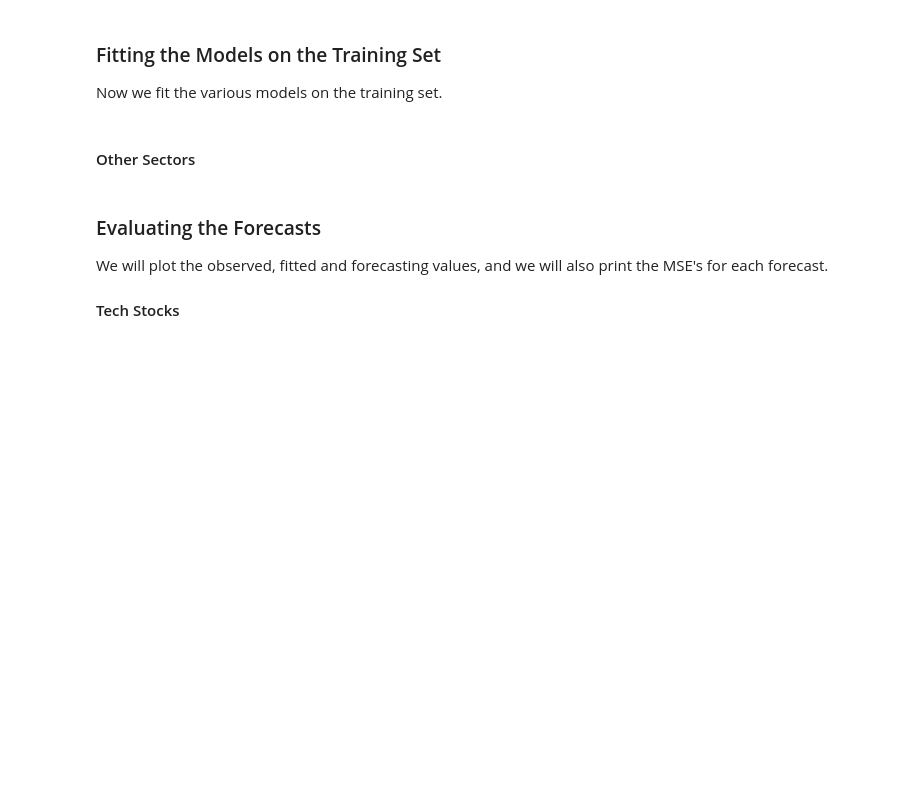
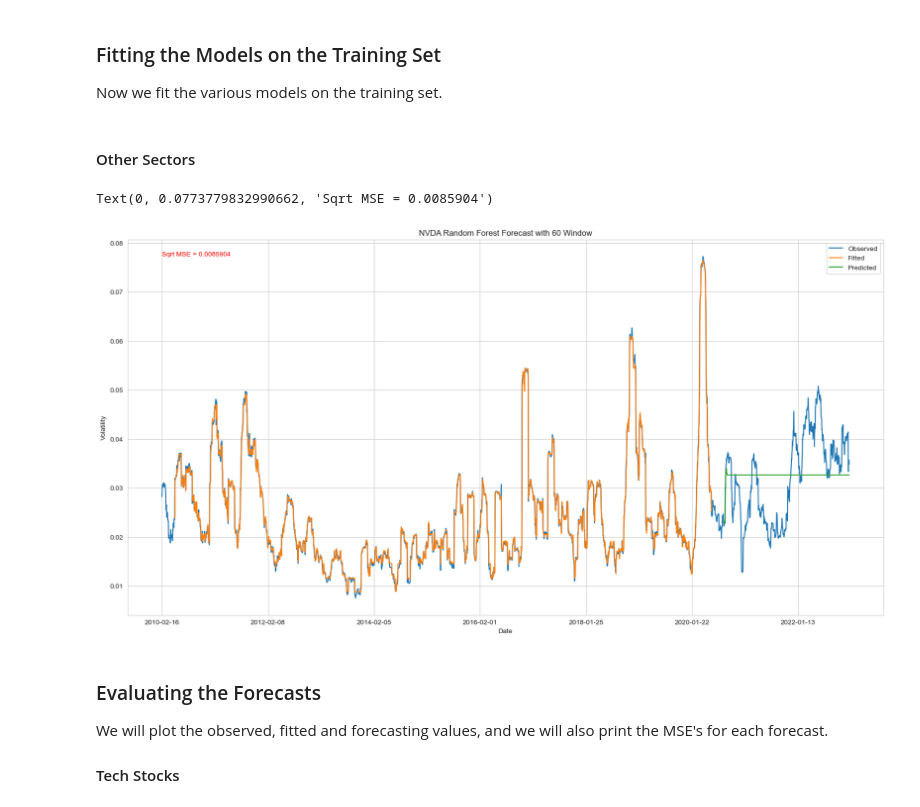
Before and after one commit to thomaspolstra/Number-Bunch-Crunch, a Jupyter notebook: Random-Forest/random-forest-forecast.ipynb, the cells around one changed output. Saved outputs shown, nothing was run; the diff lists cells and outputs as text; code cells hidden in the pictures; blank space fills up the shorter version.

Commit message:
random forest update

```diff
--- a/Random-Forest/random-forest-forecast.ipynb
+++ b/Random-Forest/random-forest-forecast.ipynb
@@ -431,6 +431,54 @@ for stock in industrial_tickers:
     rf.fit(X_train,
            y_train)
     industrial_pred[stock] = rf
+# %%
+stock = "NVDA"
+window = 60
+
+vol = tech_train[f'{stock}_volatility']
+
+## make X_train and y_train for the regressor
+X_train = np.concatenate([vol.shift(t).values.reshape(-1,1) for t in range(1,window+1)],
+                                    axis=1)[window:]
+y_train = vol.values[window:]
+
+## make random forest object and fit
+rf = VolatilityRandomForest(max_depth=5, n_estimators=100)
+rf.fit(X_train,
+        y_train)
+
+X_train = np.concatenate([tech_train[f'{stock}_volatility'].shift(t).values.reshape(-1,1) for t in range(1,window+1)],
+                                     axis=1)[window:]
+X_test = np.concatenate([tech_test[f'{stock}_volatility'].shift(t).values.reshape(-1,1) for t in range(1,window+1)],
+                                axis=1)[window:]
+fitted = rf.predict(X_train, n_windows=len(X_train))
+pred = rf.predict(X_test, n_windows=10)
+y_true = tech_test[f'{stock}_volatility'][window:]
+
+## make dataframes to be plotted
+obs_df = pd.DataFrame(data=tech[f"{stock}_volatility"].values,
+                        index=tech.Date,
+                        columns=["Observed"])
+
+fit_df = pd.DataFrame(data=fitted,
+                        index=tech_train.Date[window:],
+                        columns=["Fitted"])
+
+pred_df = pd.DataFrame(data=pred,
+                        index=tech_test.Date[window:],
+                        columns=["Predicted"])
+df = pd.concat([obs_df, fit_df, pred_df], axis=1)
+
+## make the plot
+ax = df.plot(y=["Observed", "Fitted", "Predicted"],
+figsize=(20,10),
+ylabel="Volatility",
+title=f"{stock} Random Forest Forecast with {window} Window")
+ax.text(0,df["Fitted"].max() + 0.001, f"Sqrt MSE = {round(np.sqrt(mean_squared_error(y_true, pred)),7)}",
+        color="red")
+# %% [output]
+Text(0, 0.0773779832990662, 'Sqrt MSE = 0.0085904')
+[figure, added]
 # %% [markdown]
 ### Evaluating the Forecasts
 
```
Also changed, not shown: parts of 2 cells of this notebook, 1 other file.
